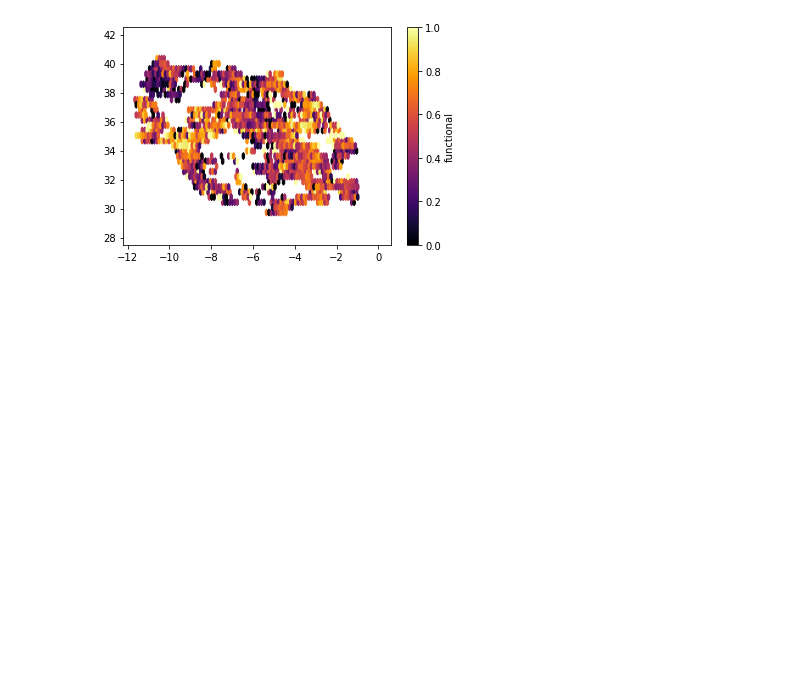
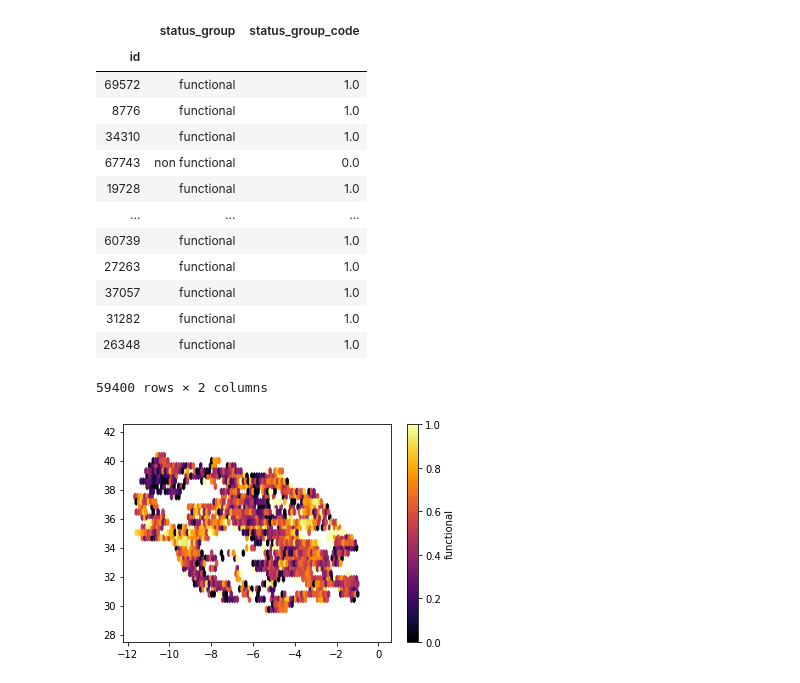
Before and after one commit to fleadsom/pumpItUp, a Jupyter notebook: pumpItUp_exploration.ipynb, the cells around one changed output. Cells and saved outputs as stored; diff of their text form; code cells hidden in the pictures; blank space fills up the shorter version.

```diff
--- a/pumpItUp_exploration.ipynb
+++ b/pumpItUp_exploration.ipynb
@@ -8,10 +8,30 @@ X_train = pd.read_csv('data/X_train.csv', index_col='id')
 X_test = pd.read_csv('data/X_test.csv', index_col='id')
 y_train = pd.read_csv('data/y_train.csv', index_col='id')
 # %%
-quantitative_y = pd.concat(
-    [y_train.status_group,
-     y_train.status_group.replace(
-         {'functional': 1, 'non functional': 0, 'functional needs repair': 0.5})
-    ], axis=1)
-quantitative_y.columns=['status_group', 'status_group_code']
+def convert_to_quantitative(y):
+    quantitative_y = pd.concat(
+        [y_train.status_group,
+         y_train.status_group.replace(
+             {'functional': 1, 'non functional': 0, 'functional needs repair': 0.5})
+        ], axis=1)
+    quantitative_y.columns=['status_group', 'status_group_code']
+    return quantitative_y
+
+y_train_nums = convert_to_quantitative(y_train)
+display(y_train_nums)
+# %% [output]
+|  | status_group | status_group_code |
+| id |  |  |
+| 69572 | functional | 1.0 |
+| 8776 | functional | 1.0 |
+| 34310 | functional | 1.0 |
+| 67743 | non functional | 0.0 |
+| 19728 | functional | 1.0 |
+| ... | ... | ... |
+| 60739 | functional | 1.0 |
+| 27263 | functional | 1.0 |
+| 37057 | functional | 1.0 |
+| 31282 | functional | 1.0 |
+| 26348 | functional | 1.0 |
+59400 rows × 2 columns
 # %%
```
Also changed, not shown: parts of 11 cells of this notebook.
